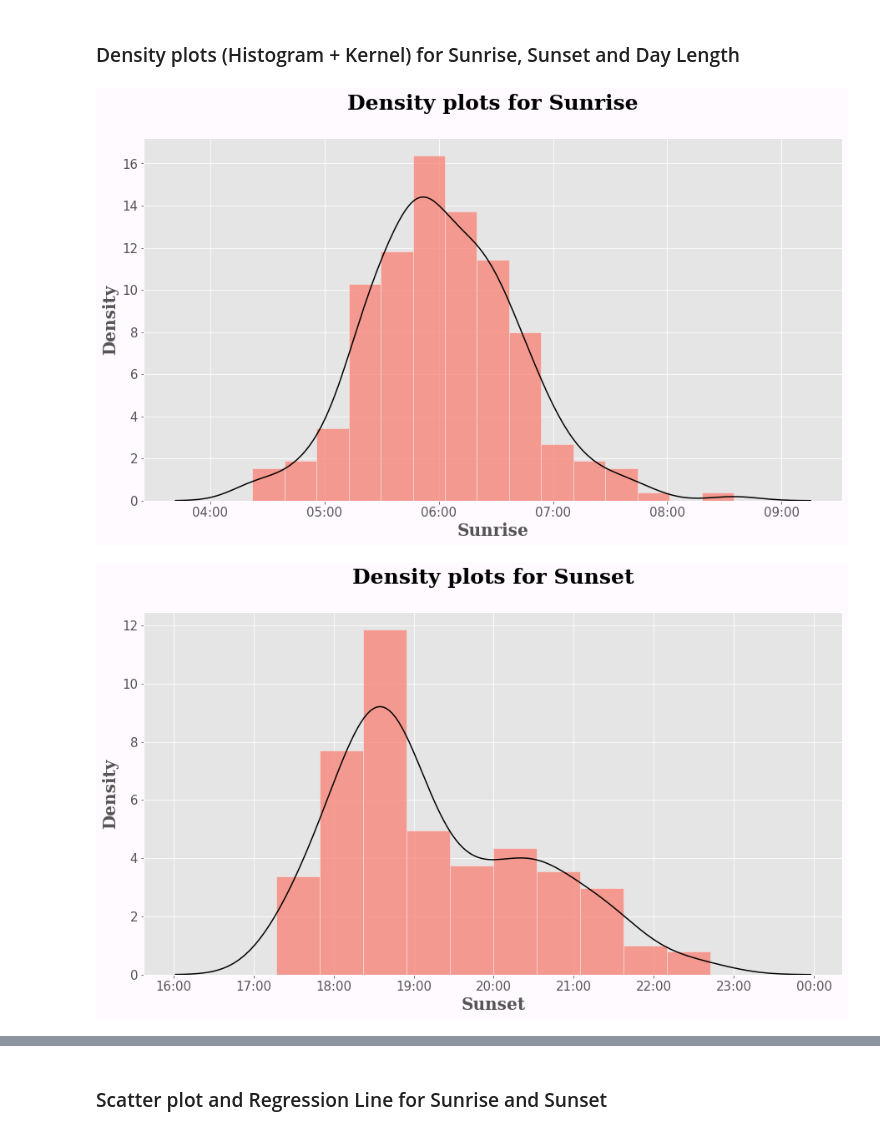
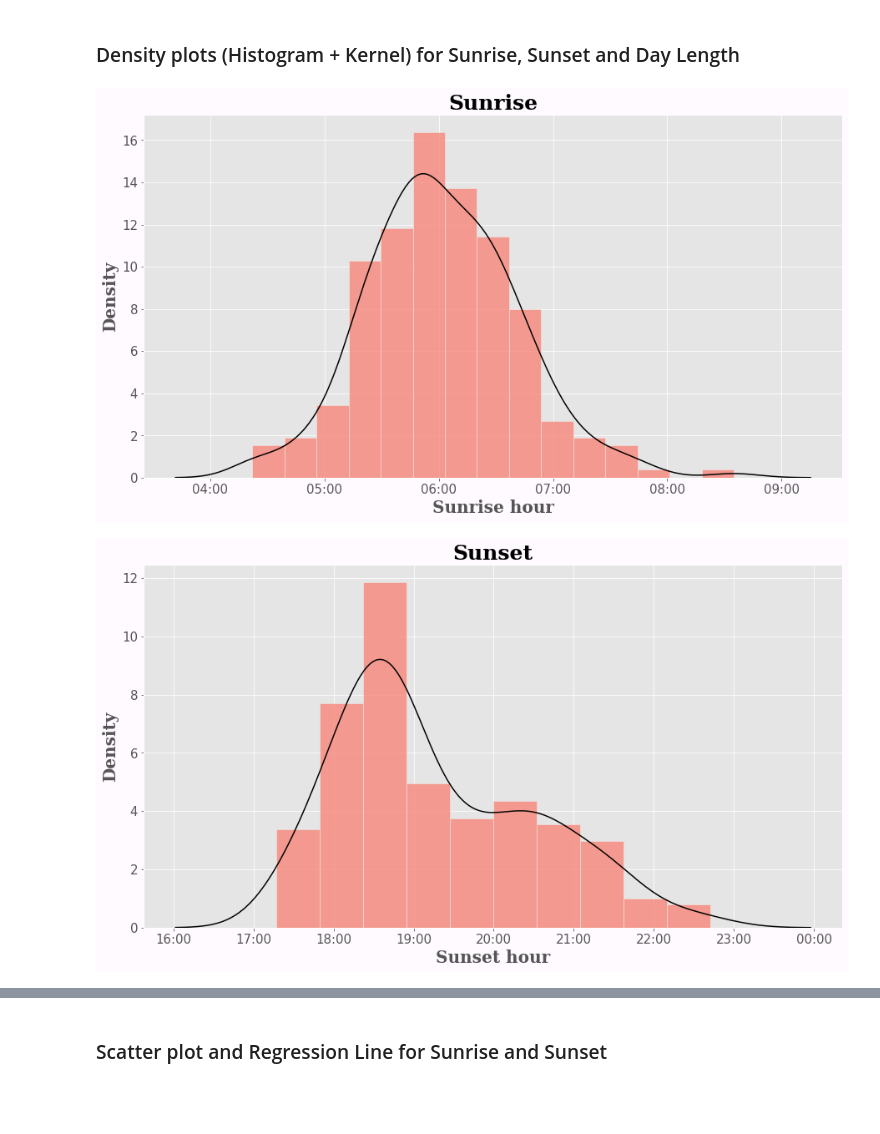
Before and after one commit to snaveerafrizvi/Sunsets-and-Sunrises, a Jupyter notebook: Sunsets_and_sunrises.ipynb, the cells around one changed output, grey strips where cells are left out. Drawn from its saved outputs; the diff is of its cells as text; code cells hidden in the pictures; blank space fills up the shorter version.

```diff
--- a/Sunsets_and_sunrises.ipynb
+++ b/Sunsets_and_sunrises.ipynb
@@ -71,32 +71,32 @@ for i in times:
 # %%
 def _hist(col:str):
     """
     This function plots a histogram and kernel density for a given series of data
     Input: series
     Outpur: Histogram and KDE plot
     """
     fig,ax= plt.subplots(figsize=(15,8))
     xformatter = mdates.DateFormatter('%H:%M') #format dates for axes labels
 
 
 
     sns.histplot(data=df, x=col,ax=ax,color='salmon',stat='density') #Plot histogram
     sns.kdeplot(data=df, x=col,ax=ax,color='k') #Plot Kernel Density
 
     #Format titles, labels and background color
-    ax.set_title("Density plots for "+ col +"\n", loc='center', fontsize=25, fontweight="bold",family='serif')
+    ax.set_title(col, loc='center', fontsize=25, fontweight="bold",family='serif')
     ax.xaxis.set_major_formatter(xformatter)
     ax.tick_params(axis='x', labelsize=15)
     ax.tick_params(axis='y', labelsize=15)
-    ax.set_xlabel(col,fontsize=20, fontweight="bold",family='serif')
+    ax.set_xlabel(col+" hour",fontsize=20, fontweight="bold",family='serif')
     ax.set_ylabel('Density',fontsize=20, fontweight="bold",family='serif')
     fig.set_facecolor(tuple(np.array([255, 250, 255]) / 255))
 
 
 
 _hist("Sunrise")
 _hist("Sunset")
 _hist("Day length")
 # %% [output]
-[figure, old version]
+[figure, new version]
-[figure, old version]
+[figure, new version]
```
Also changed, not shown: parts of 4 cells of this notebook.
